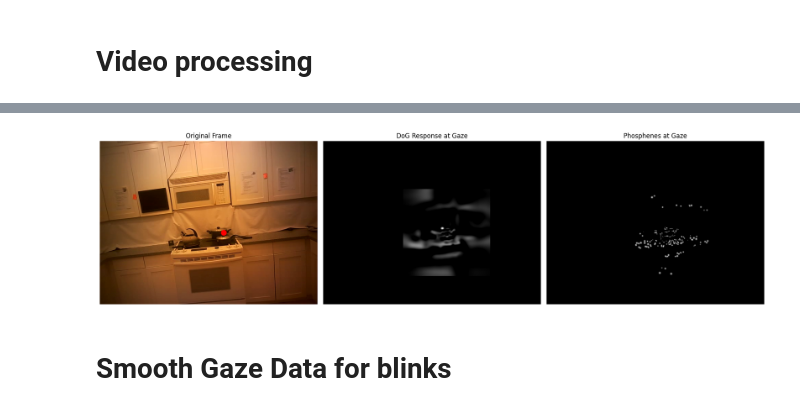
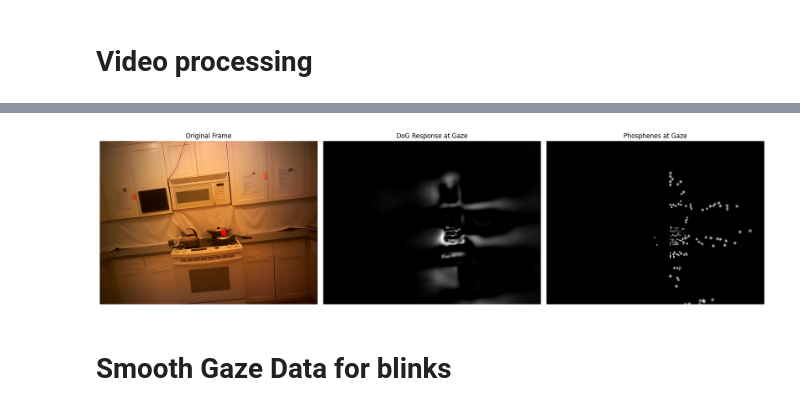
Before and after one commit to MichelleAppel/SCAPE, a Jupyter notebook: notebooks/gaze_demo.ipynb, the cells around one changed output, grey strips where cells are left out. Cells and saved outputs as stored; diff of their text form; code cells hidden in the pictures.

```diff
--- a/notebooks/gaze_demo.ipynb
+++ b/notebooks/gaze_demo.ipynb
@@ -180,11 +189,11 @@ stim_init = amplitude * torch.ones(simulator.num_phosphenes, device='cuda')
 normalizer = DynamicAmplitudeNormalizer(
     simulator=simulator,
     base_size=3,
-    scale=0.0001,
+    scale=0.1,
     A_min=0,
     A_max=amplitude,
-    learning_rate=0.002,
-    steps=2000,
+    learning_rate=0.01,
+    steps=400,
     target=None  # or a specific float
 )
 stim_final = normalizer.run(stim_init, verbose=True)
@@ -266,7 +275,7 @@ density_cortical = mapper.build_density_map_cortical(total_phosphenes=n_phosphen
 sigma_cortical_pix = mapper.build_sigma_map_from_density(density_cortical, space="pixel")
 
 # 2) KDE approach:
-density_kde = mapper.build_density_map_kde(k=6, alpha=1.0, total_phosphenes=n_phosphenes)
+density_kde = mapper.build_density_map_kde(k=6, alpha=2.0, total_phosphenes=n_phosphenes)
 sigma_kde_pix = mapper.build_sigma_map_from_density(density_kde, space="pixel")
 
 # show density maps
@@ -285,7 +294,7 @@ plt.imshow(sigma_kde_pix, cmap='viridis', vmax=sigma_cortical_pix.max())
 plt.colorbar()
 plt.title('KDE sigma (pixel)')
 plt.show()
-# Find centroidZ
+# Find centroid
 x_centroid, y_centroid = mapper.centroid_of_density(density_kde)
 print(f'Centroid of cortical density: ({x_centroid:.2f}, {y_centroid:.2f}) degrees')
 # %% [output]
@@ -425,47 +434,53 @@ plt.show()
 # %%
+
 def insert_patch_on_black_canvas(frame_shape, patch, gaze_x, gaze_y):
     """
     Create a black canvas the size of `frame_shape`, and place `patch` at a location
-    specified by the normalized gaze_x, gaze_y.
+    specified by the (normalized) gaze_x, gaze_y.  If the patch would lie partly
+    outside the canvas, it’s just cropped—not padded in.
 
     Inputs:
     - frame_shape: (H, W, C) for RGB or (H, W) for grayscale
     - patch:       (h, w) or (h, w, c)
-    - gaze_x, gaze_y: normalized coordinates in [0,1]
+    - gaze_x, gaze_y: normalized coordinates in [0,1] (but we allow patch to extend off-canvas)
 
     Returns:
-    - canvas: image with patch placed on black background
+    - canvas: image with patch placed on black background (cropped at edges if needed)
     """
     canvas = np.zeros(frame_shape, dtype=patch.dtype)
 
     H, W = frame_shape[:2]
     h, w = patch.shape[:2]
 
-    # Center coordinates
-    x_center = int(gaze_x * W)
-    y_center = int(gaze_y * H)
+    # compute patch’s intended top-left and bottom-right in canvas coords
+    x1 = int(round(gaze_x * W)) - w // 2
+    y1 = int(round(gaze_y * H)) - h // 2
+    x2 = x1 + w
+    y2 = y1 + h
 
-    # Target region
-    x1 = max(0, x_center - w // 2)
-    y1 = max(0, y_center - h // 2)
-    x2 = min(W, x1 + w)
-    y2 = min(H, y1 + h)
+    # compute overlap with canvas
+    canvas_x1 = max(x1, 0)
+    canvas_y1 = max(y1, 0)
+    canvas_x2 = min(x2, W)
+    canvas_y2 = min(y2, H)
 
-    # Source region
-    patch_x1 = 0
-    patch_y1 = 0
-    patch_x2 = x2 - x1
-    patch_y2 = y2 - y1
+    # compute corresponding patch region
+    patch_x1 = max(0, -x1)
+    patch_y1 = max(0, -y1)
+    patch_x2 = patch_x1 + (canvas_x2 - canvas_x1)
+    patch_y2 = patch_y1 + (canvas_y2 - canvas_y1)
 
+    # place
     if patch.ndim == 2 and canvas.ndim == 3:
-        canvas[y1:y2, x1:x2, :] = patch[patch_y1:patch_y2, patch_x1:patch_x2, None]
+        # grayscale patch onto color canvas
+        canvas[canvas_y1:canvas_y2, canvas_x1:canvas_x2, :] = patch[patch_y1:patch_y2, patch_x1:patch_x2, None]
     else:
-        canvas[y1:y2, x1:x2] = patch[patch_y1:patch_y2, patch_x1:patch_x2]
+        canvas[canvas_y1:canvas_y2, canvas_x1:canvas_x2] = patch[patch_y1:patch_y2, patch_x1:patch_x2]
 
     return canvas
 
 # Resize to smaller patch
-Hc, Wc = 256, 256  # or whatever your patch size is
+Hc, Wc = crop_size, crop_size
 frame_rgb = cv2.cvtColor(frame, cv2.COLOR_BGR2RGB)
 response_disp = cv2.resize(response_disp, (Wc, Hc))
 phos_disp = cv2.resize(phos_disp, (Wc, Hc))
@@ -477,34 +492,34 @@ phos_patch = cv2.resize(phos_disp, (Wc, Hc))
 resp_u8 = (resp_patch * 255).astype(np.uint8)
 phos_u8 = (phos_patch * 255).astype(np.uint8)
 
 # Insert on black canvas
 frame_shape = frame_rgb.shape if frame_rgb.ndim == 3 else frame_rgb.shape + (1,)
 canvas_resp = insert_patch_on_black_canvas(frame_shape, resp_u8, gaze_x, gaze_y)
 canvas_phos = insert_patch_on_black_canvas(frame_shape, phos_u8, gaze_x, gaze_y)
 
 
 plt.figure(figsize=(18, 6))
 
 plt.subplot(1, 3, 1)
 plt.imshow(frame_rgb)
 plt.scatter(gaze_x * frame_rgb.shape[1], gaze_y * frame_rgb.shape[0], color='red', s=100)
 plt.title("Original Frame")
 plt.axis("off")
 
 plt.subplot(1, 3, 2)
 plt.imshow(canvas_resp[:, :, ::-1] if canvas_resp.ndim == 3 else canvas_resp, cmap="gray")
 plt.title("DoG Response at Gaze")
 plt.axis("off")
 
 plt.subplot(1, 3, 3)
 plt.imshow(canvas_phos[:, :, ::-1] if canvas_phos.ndim == 3 else canvas_phos, cmap="gray")
 plt.title("Phosphenes at Gaze")
 plt.axis("off")
 
 plt.tight_layout()
 plt.show()
 # %% [output]
-[figure, old version]
+[figure, new version]
 # %% [markdown]
 # Smooth Gaze Data for blinks
 # %%
```
Also changed, not shown: parts of 8 cells of this notebook, 16 other files.
